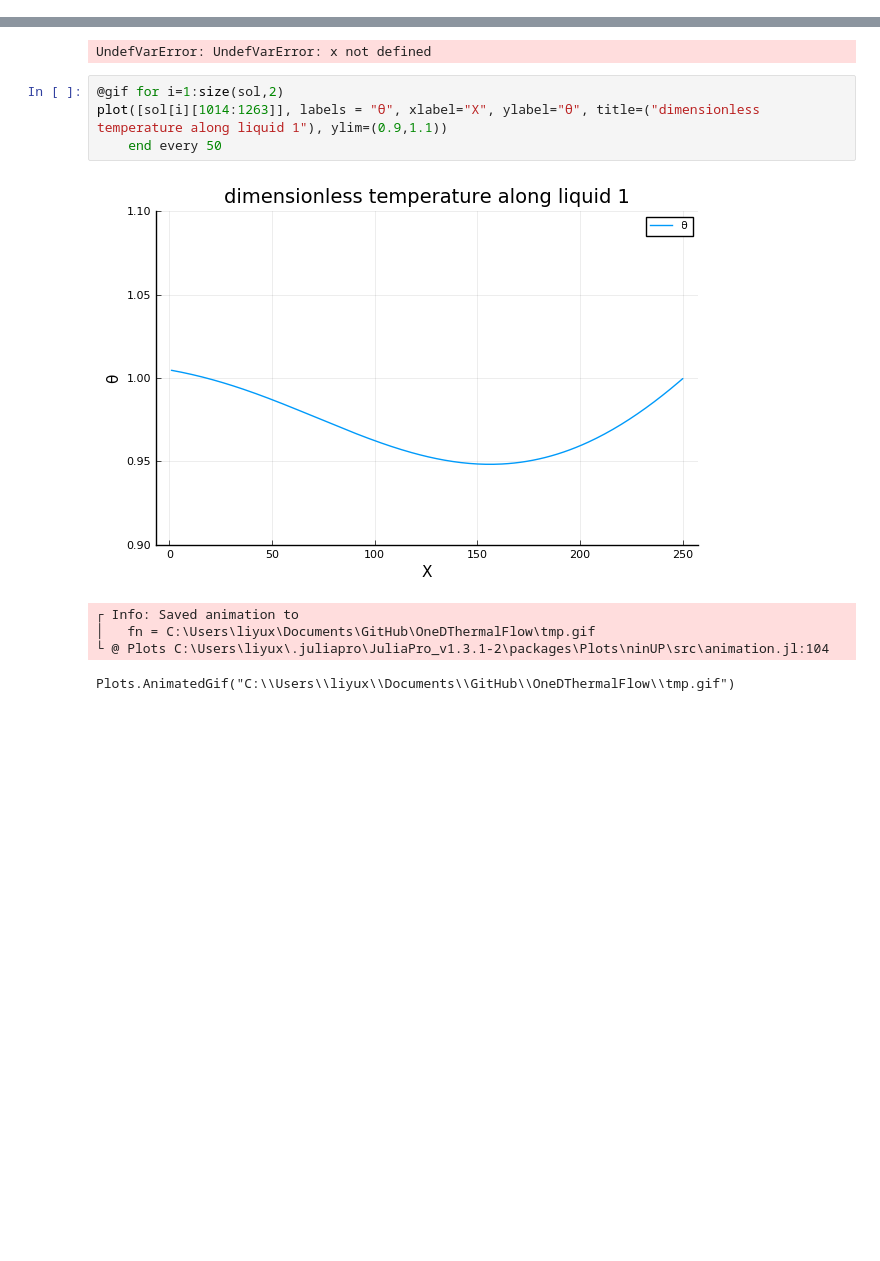
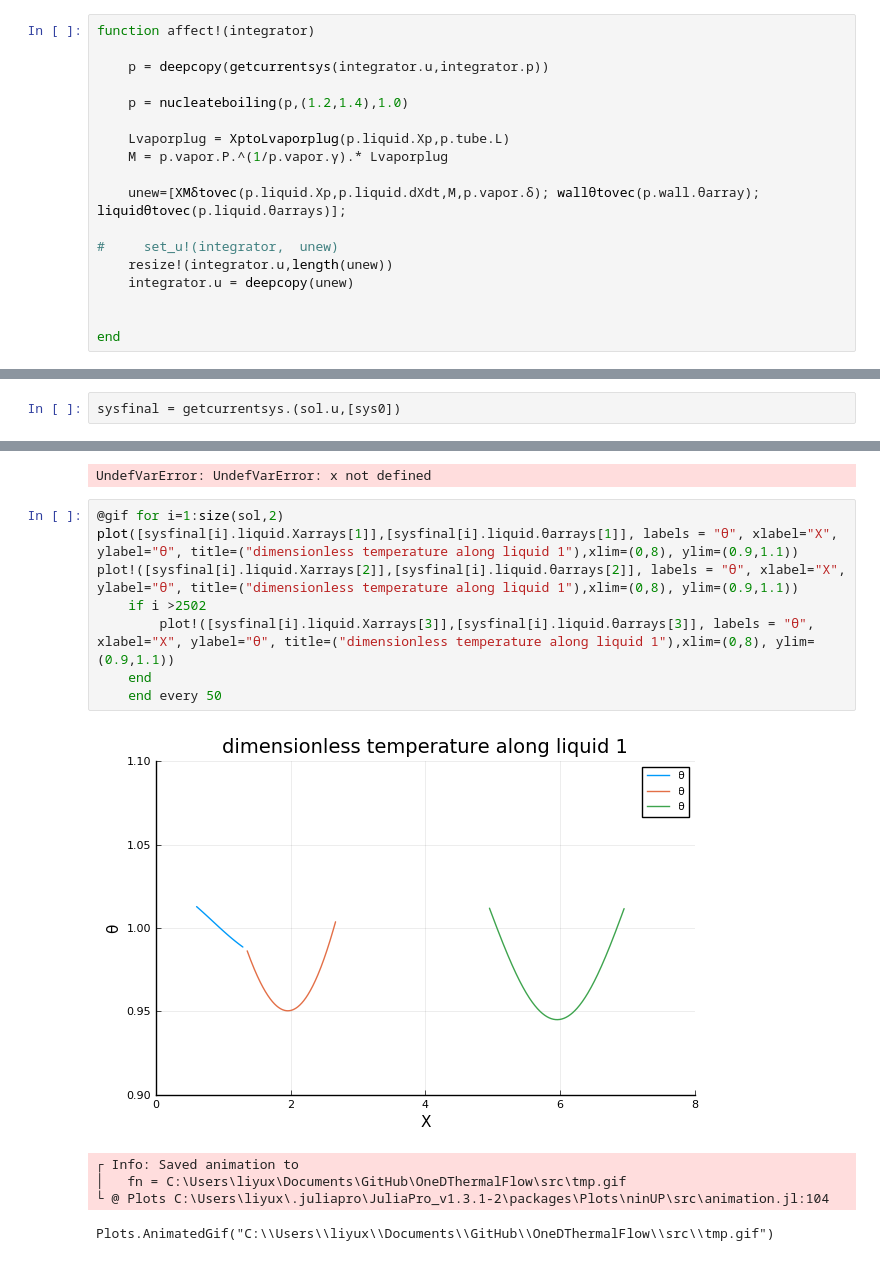
Before and after one commit to liyuxuan48/OneDThermalFlow, a Jupyter notebook: examples/U shape PHP dynamics with two liquid slugs-with wall heat flux constraint.ipynb, the cells around one changed output, grey strips where cells are left out. Saved outputs shown, nothing was run; the diff lists cells and outputs as text; blank space fills up the shorter version.

Commit message:
realized nucleate boiling

```diff
--- a/examples/U shape PHP dynamics with two liquid slugs-with wall heat flux constraint.ipynb
+++ b/examples/U shape PHP dynamics with two liquid slugs-with wall heat flux constraint.ipynb
@@ -201,0 +427,18 @@ dfdt (generic function with 1 method)
+# %%
+function affect!(integrator)
+
+    p = deepcopy(getcurrentsys(integrator.u,integrator.p))
+
+    p = nucleateboiling(p,(1.2,1.4),1.0)
+
+    Lvaporplug = XptoLvaporplug(p.liquid.Xp,p.tube.L)
+    M = p.vapor.P.^(1/p.vapor.γ).* Lvaporplug
+
+    unew=[XMδtovec(p.liquid.Xp,p.liquid.dXdt,M,p.vapor.δ); wallθtovec(p.wall.θarray); liquidθtovec(p.liquid.θarrays)];
+
+#     set_u!(integrator,  unew)
+    resize!(integrator.u,length(unew))
+    integrator.u = deepcopy(unew)
+
+
+end
@@ -213,3 +484,5 @@ sol = solve(prob, RK4(), adaptive=false, dt=tstep);
 constructmapping(Xarrays,Xwallarray)
 # %% [output]
 (Tuple{Int64,Int64}[(1, -1), (1, -1), (1, -1), (1, -1), (1, -1), (1, -1), (1, -1), (1, -1), (1, -1), (1, -1)  …  (3, -1), (3, -1), (3, -1), (3, -1), (3, -1), (3, -1), (3, -1), (3, -1), (3, -1), (3, -1 ...
+# %%
+sysfinal = getcurrentsys.(sol.u,[sys0])
@@ -222,14 +504,18 @@ plot([x],[sol[i][13:1012]], labels = "θ", xlabel="X", ylabel="θ", title=("dime
     end every 50
 # %% [output]
 UndefVarError: UndefVarError: x not defined
-# %%
-@gif for i=1:size(sol,2)
-plot([sol[i][1014:1263]], labels = "θ", xlabel="X", ylabel="θ", title=("dimensionless temperature along liquid 1"), ylim=(0.9,1.1))
-    end every 50
-# %% [output]
-[figure, removed]
-┌ Info: Saved animation to
-│   fn = C:\Users\liyux\Documents\GitHub\OneDThermalFlow\tmp.gif
-└ @ Plots C:\Users\liyux\.juliapro\JuliaPro_v1.3.1-2\packages\Plots\ninUP\src\animation.jl:104
-Plots.AnimatedGif("C:\\Users\\liyux\\Documents\\GitHub\\OneDThermalFlow\\tmp.gif")
+# %%
+@gif for i=1:size(sol,2)
+plot([sysfinal[i].liquid.Xarrays[1]],[sysfinal[i].liquid.θarrays[1]], labels = "θ", xlabel="X", ylabel="θ", title=("dimensionless temperature along liquid 1"),xlim=(0,8), ylim=(0.9,1.1))
+plot!([sysfinal[i].liquid.Xarrays[2]],[sysfinal[i].liquid.θarrays[2]], labels = "θ", xlabel="X", ylabel="θ", title=("dimensionless temperature along liquid 1"),xlim=(0,8), ylim=(0.9,1.1))
+    if i >2502
+        plot!([sysfinal[i].liquid.Xarrays[3]],[sysfinal[i].liquid.θarrays[3]], labels = "θ", xlabel="X", ylabel="θ", title=("dimensionless temperature along liquid 1"),xlim=(0,8), ylim=(0.9,1.1))
+    end
+    end every 50
+# %% [output]
+[figure, added]
+┌ Info: Saved animation to
+│   fn = C:\Users\liyux\Documents\GitHub\OneDThermalFlow\src\tmp.gif
+└ @ Plots C:\Users\liyux\.juliapro\JuliaPro_v1.3.1-2\packages\Plots\ninUP\src\animation.jl:104
+Plots.AnimatedGif("C:\\Users\\liyux\\Documents\\GitHub\\OneDThermalFlow\\src\\tmp.gif")
 # %%
```
Also changed, not shown: parts of 48 cells of this notebook, 5 other files.
